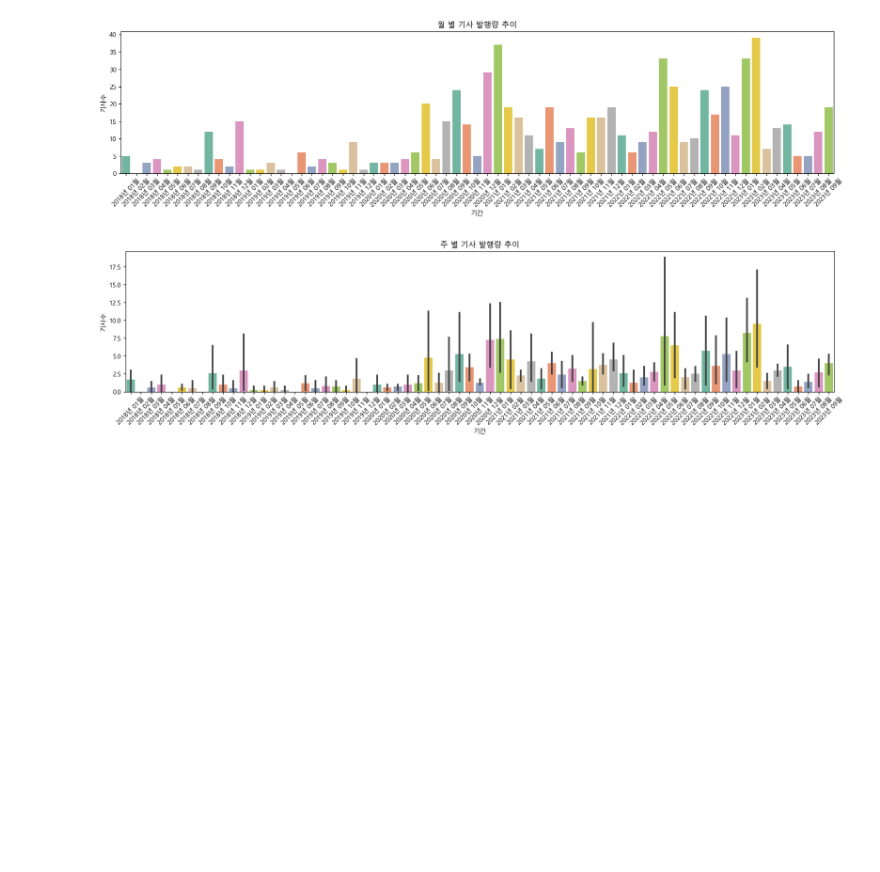
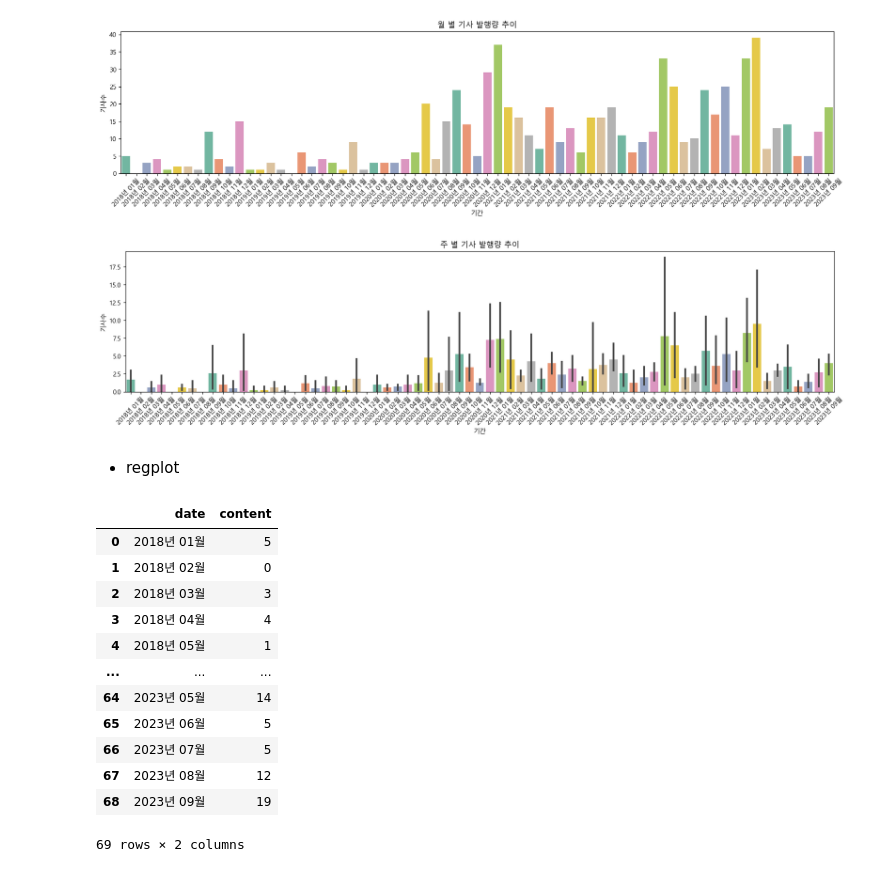
Before and after one commit to sesac-2023/cha_workspace, a Jupyter notebook: individual_tests/PJT_final_2023/visualization/num_of_the_articles_by_period.ipynb, the cells around one changed output. Saved outputs shown, nothing was run; the diff lists cells and outputs as text; code cells hidden in the pictures; blank space fills up the shorter version.

```diff
--- a/individual_tests/PJT_final_2023/visualization/num_of_the_articles_by_period.ipynb
+++ b/individual_tests/PJT_final_2023/visualization/num_of_the_articles_by_period.ipynb
@@ -224,3 +186,21 @@ plot_bar(count_by_month, '기간', '기사수', '월 별 기사 발행량 추이
 plot_bar(count_by_week, '기간', '기사수', '주 별 기사 발행량 추이', (20, 4))
 # %% [output]
 [figure]
+# %% [markdown]
+- regplot
+# %%
+count_by_month.to_frame().reset_index()
+# %% [output]
+|  | date | content |
+| 0 | 2018년 01월 | 5 |
+| 1 | 2018년 02월 | 0 |
+| 2 | 2018년 03월 | 3 |
+| 3 | 2018년 04월 | 4 |
+| 4 | 2018년 05월 | 1 |
+| ... | ... | ... |
+| 64 | 2023년 05월 | 14 |
+| 65 | 2023년 06월 | 5 |
+| 66 | 2023년 07월 | 5 |
+| 67 | 2023년 08월 | 12 |
+| 68 | 2023년 09월 | 19 |
+69 rows × 2 columns
```
Also changed, not shown: parts of 22 cells of this notebook.
